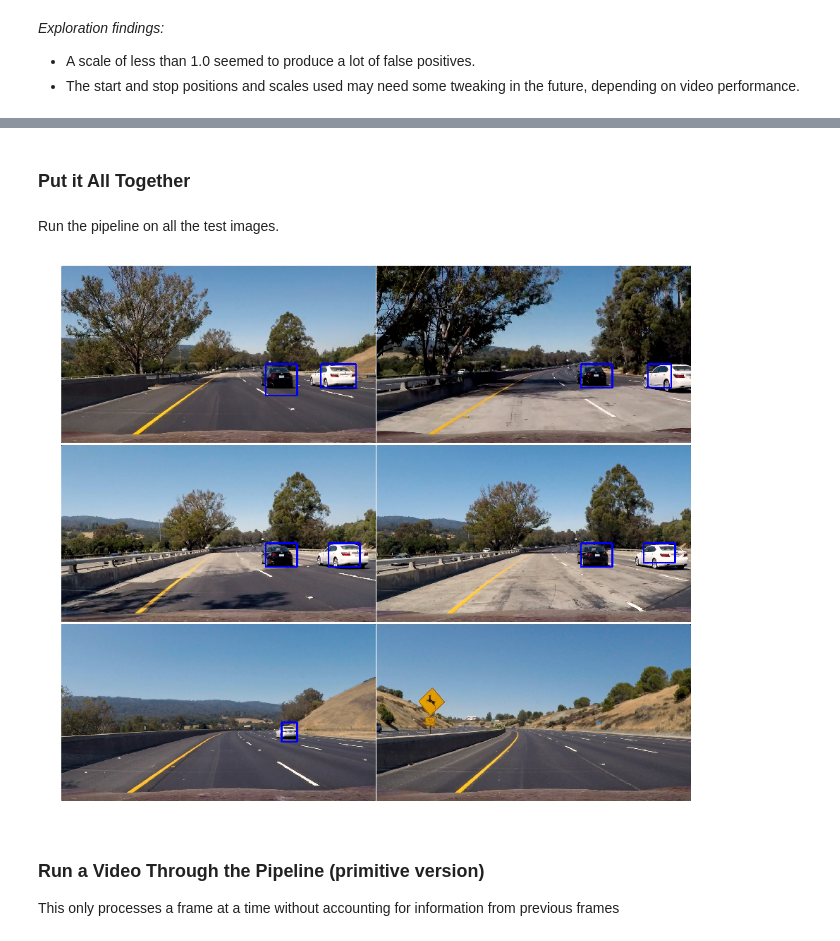
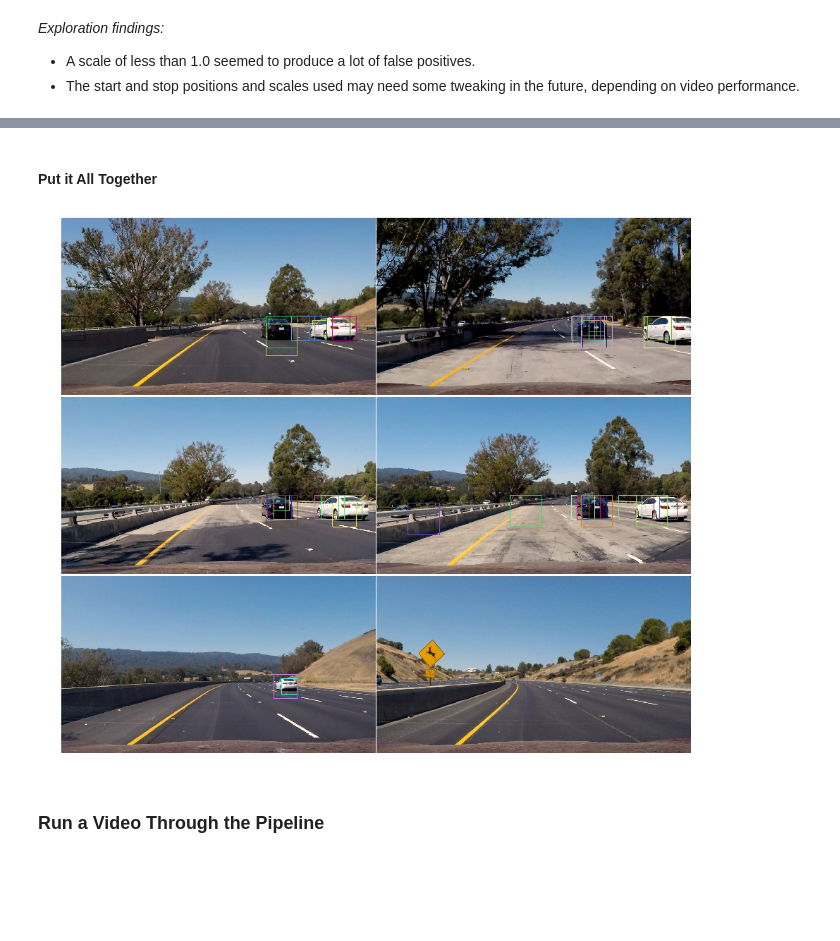
Before and after one commit to geoffreywang1990/CarND-Vehicle-Detection, a Jupyter notebook: vehicle_detection_project.ipynb, the cells around one changed output, grey strips where cells are left out. Saved outputs shown, nothing was run; the diff lists cells and outputs as text; code cells hidden in the pictures; blank space fills up the shorter version.

```diff
--- a/vehicle_detection_project.ipynb
+++ b/vehicle_detection_project.ipynb
@@ -183,8 +168,5 @@ test_img = mpimg.imread('./test_images/test1.jpg')
 ystart = 400
 ystop = 656
 scale = 1.5
-orient = 11
-pix_per_cell = 16
-cell_per_block = 2
 
 rectangles = find_cars(test_img, ystart, ystop, scale, svc, orient, pix_per_cell, cell_per_block)
@@ -206,13 +179,0 @@ Becuase the size and position of cars in the image will be different depending o
-# %%
-test_img = mpimg.imread('./test_images/test1.jpg')
-
-rects = []
-
-search_areas_list =[ [400 ,464 ,1.0], [416 ,480 ,1.0], [400 ,496 ,1.5], [432 ,528 ,1.5], [400 ,528 ,2.0], [432 ,560 ,2.0], [400 ,596 ,3.5], [464 ,660 ,3.5] ]
-for search_area in search_areas_list:
-    rects.append(find_cars(img,*search_area , svc, orient, pix_per_cell, cell_per_block))
-rectangles = [item for sublist in rects for item in sublist]
-test_img_rects = draw_boxes(test_img, rectangles, color='random', thick=2)
-plt.figure(figsize=(10,10))
-plt.imshow(test_img_rects)
-print('Number of boxes: ', len(rectangles))
@@ -275,0 +182,16 @@ plt.imshow(test_img_rects)
+# %%
+test_img = mpimg.imread('./test_images/test1.jpg')
+
+rects = []
+
+
+search_areas_list =[ [400 ,464 ,1.0], [416 ,480 ,1.0], [400 ,496 ,1.5], [432 ,528 ,1.5], [400 ,528 ,2.0], [432 ,560 ,2.0], [400 ,596 ,3.5], [464 ,660 ,3.5] ]
+for search_area in search_areas_list:
+    rects.append(find_cars(test_img, *search_area, svc, orient, pix_per_cell, cell_per_block))
+# apparently this is the best way to flatten a list of lists
+rectangles = [item for sublist in rects for item in sublist]
+test_img_rects = draw_boxes(test_img, rectangles, color='random', thick=2)
+plt.figure(figsize=(10,10))
+plt.imshow(test_img_rects)
+
+test_img = mpimg.imread('./test_images/test1.jpg')
@@ -322,19 +246,25 @@ plt.imshow(draw_img)
 # %% [markdown]
-### Put it All Together
+#### Put it All Together
-# %% [markdown]
-Run the pipeline on all the test images.
 # %%
 test_images = glob.glob('./test_images/test*.jpg')
 
 fig, axs = plt.subplots(3, 2, figsize=(16,14))
 fig.subplots_adjust(hspace = .004, wspace=.002)
 axs = axs.ravel()
 
+
+search_areas_list =[ [400 ,464 ,1.0], [416 ,480 ,1.0], [400 ,496 ,1.5], [432 ,528 ,1.5], [400 ,528 ,2.0], [432 ,560 ,2.0], [400 ,596 ,3.5], [464 ,660 ,3.5] ]
 for i, im in enumerate(test_images):
-    axs[i].imshow(process_frame(mpimg.imread(im)))
+    rects = []
+    image = mpimg.imread(im)
+    for search_area in search_areas_list:
+        rects.append(find_cars(image, *search_area, svc, orient, pix_per_cell, cell_per_block))
+        # apparently this is the best way to flatten a list of lists
+        rectangles = [item for sublist in rects for item in sublist]
+        test_img_rects = draw_boxes(image, rectangles, color='random', thick=2)
+    axs[i].imshow(test_img_rects)
     axs[i].axis('off')
 # %% [output]
-[figure, old version]
+[figure, new version]
 # %% [markdown]
-### Run a Video Through the Pipeline (primitive version)
-This only processes a frame at a time without accounting for information from previous frames
+### Run a Video Through the Pipeline
```
Also changed, not shown: parts of 41 cells of this notebook, 6 other files.
